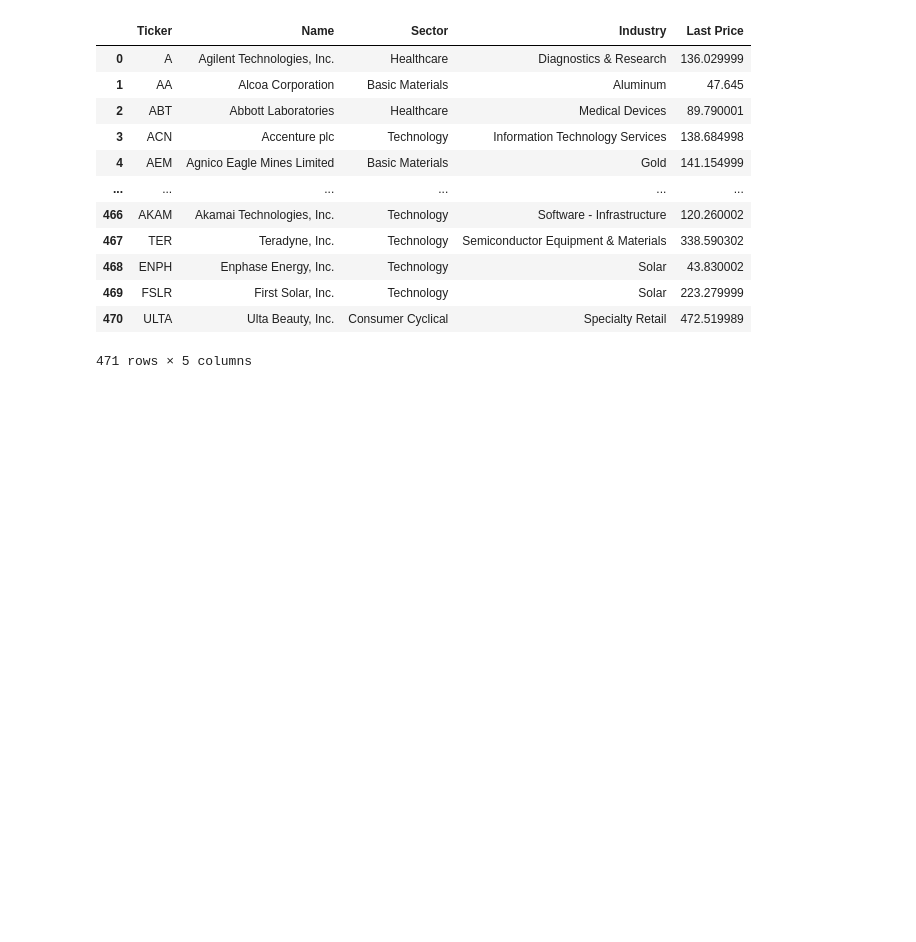
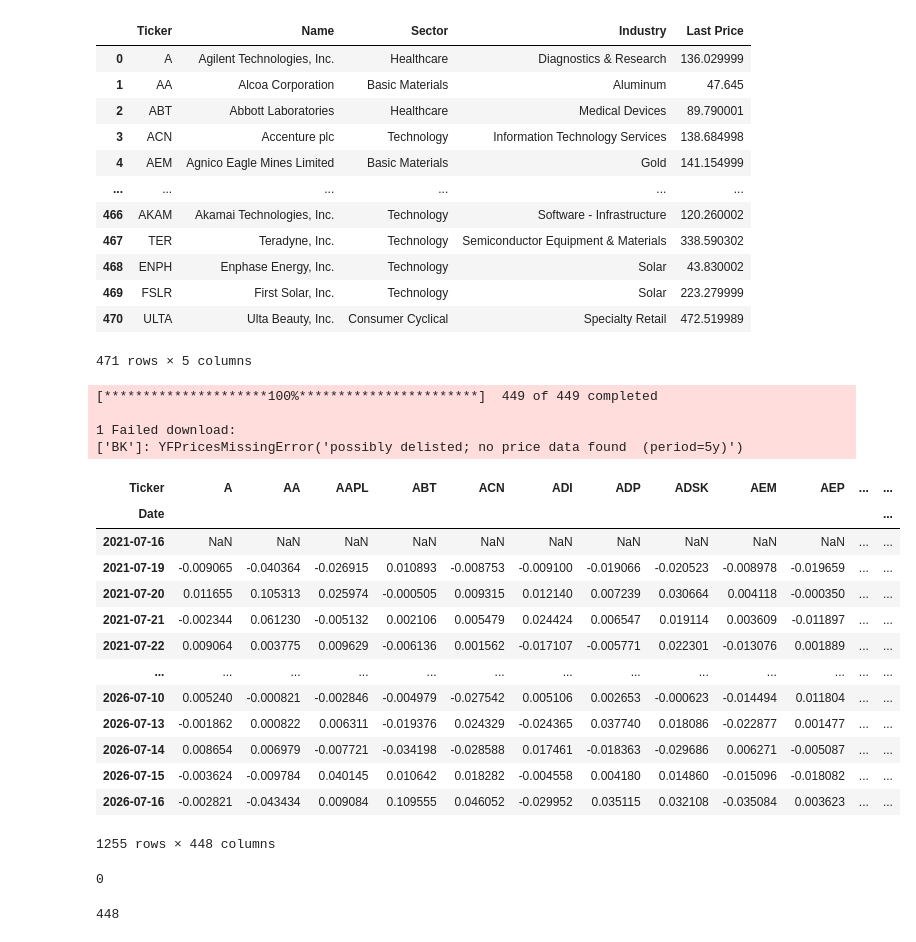
Before and after one commit to tadekradek/Market-Risk-Platform, a Jupyter notebook: src/models/equity_develop.ipynb, the cells around one changed output. Drawn from its saved outputs; the diff is of its cells as text; code cells hidden in the pictures; blank space fills up the shorter version.

```diff
--- a/src/models/equity_develop.ipynb
+++ b/src/models/equity_develop.ipynb
@@ -113,0 +87,39 @@ equities
+# %%
+equities_list = equities['Ticker'].to_list()
+# %%
+prices = yf.download(
+    equities_list,
+    period="5y",
+    auto_adjust=True
+)
+
+prices_raw = prices.copy()
+# %% [output]
+[*********************100%***********************]  449 of 449 completed
+
+1 Failed download:
+['BK']: YFPricesMissingError('possibly delisted; no price data found  (period=5y)')
+# %%
+prices_raw = prices_raw.dropna(how = "all")
+prices_raw = prices_raw.dropna(axis = 1,how = "all")
+prices_raw = prices_raw.fillna(prices_raw.mean())
+# %%
+prices = prices_raw['Close']
+# %%
+returns = prices.pct_change()
+returns
+# %% [output]
+| Ticker | A | AA | AAPL | ABT | ACN | ADI | ADP | ADSK | AEM | AEP | ... | ... |
+| Date |  |  |  |  |  |  |  |  |  |  |  | ... |
+| 2021-07-16 | NaN | NaN | NaN | NaN | NaN | NaN | NaN | NaN | NaN | NaN | ... | ... |
+| 2021-07-19 | -0.009065 | -0.040364 | -0.026915 | 0.010893 | -0.008753 | -0.009100 | -0.019066 | -0.020523 | -0.008978 | -0.019659 | ... | ... |
+| 2021-07-20 | 0.011655 | 0.105313 | 0.025974 | -0.000505 | 0.009315 | 0.012140 | 0.007239 | 0.030664 | 0.004118 | -0.000350 | ... | ... |
+| 2021-07-21 | -0.002344 | 0.061230 | -0.005132 | 0.002106 | 0.005479 | 0.024424 | 0.006547 | 0.019114 | 0.003609 | -0.011897 | ... | ... |
+| 2021-07-22 | 0.009064 | 0.003775 | 0.009629 | -0.006136 | 0.001562 | -0.017107 | -0.005771 | 0.022301 | -0.013076 | 0.001889 | ... | ... |
+| ... | ... | ... | ... | ... | ... | ... | ... | ... | ... | ... | ... | ... |
+| 2026-07-10 | 0.005240 | -0.000821 | -0.002846 | -0.004979 | -0.027542 | 0.005106 | 0.002653 | -0.000623 | -0.014494 | 0.011804 | ... | ... |
+| 2026-07-13 | -0.001862 | 0.000822 | 0.006311 | -0.019376 | 0.024329 | -0.024365 | 0.037740 | 0.018086 | -0.022877 | 0.001477 | ... | ... |
+| 2026-07-14 | 0.008654 | 0.006979 | -0.007721 | -0.034198 | -0.028588 | 0.017461 | -0.018363 | -0.029686 | 0.006271 | -0.005087 | ... | ... |
+| 2026-07-15 | -0.003624 | -0.009784 | 0.040145 | 0.010642 | 0.018282 | -0.004558 | 0.004180 | 0.014860 | -0.015096 | -0.018082 | ... | ... |
+| 2026-07-16 | -0.002821 | -0.043434 | 0.009084 | 0.109555 | 0.046052 | -0.029952 | 0.035115 | 0.032108 | -0.035084 | 0.003623 | ... | ... |
+1255 rows × 448 columns
@@ -113,0 +128,4 @@ equities
+# %%
+returns.isna().sum().sum()
+# %% [output]
+0
@@ -113,0 +136,4 @@ equities
+# %%
+log_returns.isna().sum().sum()
+# %% [output]
+448
```
Also changed, not shown: parts of 56 cells of this notebook, 1 other file.
